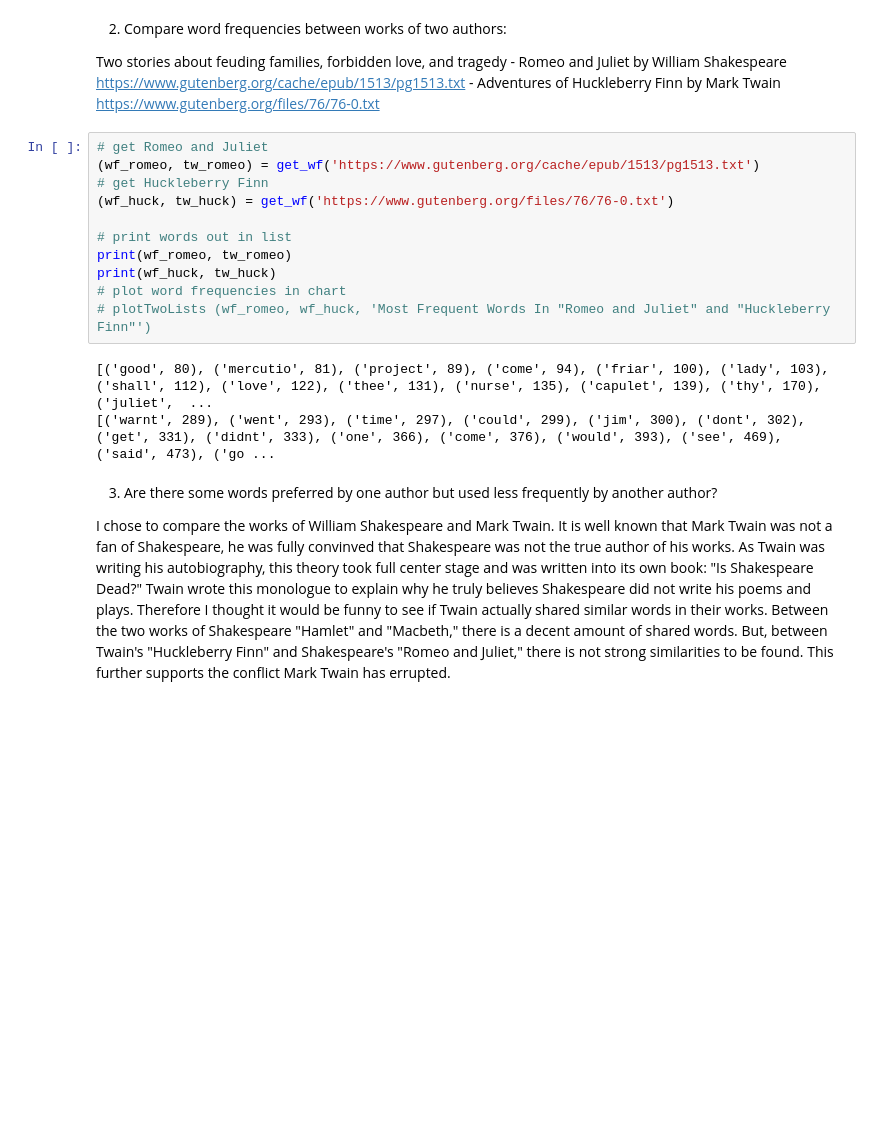
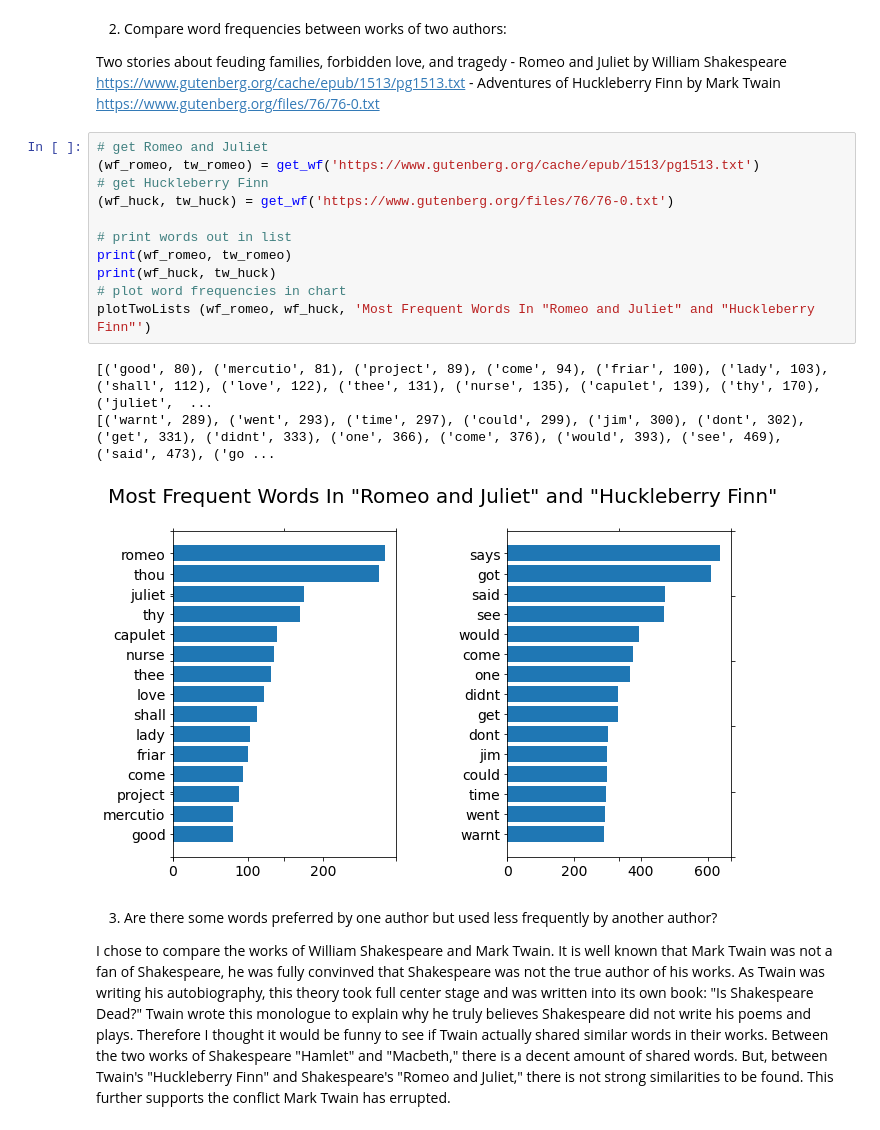
Before and after one commit to fdac22/MiniProject1, a Jupyter notebook: mdenise.ipynb, the cells around one changed output. Drawn from its saved outputs; the diff is of its cells as text; blank space fills up the shorter version.

```diff
--- a/mdenise.ipynb
+++ b/mdenise.ipynb
@@ -270,17 +287,18 @@ print(wf_mac, tw_mac)
 # %%
 # get Romeo and Juliet
 (wf_romeo, tw_romeo) = get_wf('https://www.gutenberg.org/cache/epub/1513/pg1513.txt')
 # get Huckleberry Finn
 (wf_huck, tw_huck) = get_wf('https://www.gutenberg.org/files/76/76-0.txt')
 
 # print words out in list
 print(wf_romeo, tw_romeo)
 print(wf_huck, tw_huck)
 # plot word frequencies in chart
-# plotTwoLists (wf_romeo, wf_huck, 'Most Frequent Words In "Romeo and Juliet" and "Huckleberry Finn"')
+plotTwoLists (wf_romeo, wf_huck, 'Most Frequent Words In "Romeo and Juliet" and "Huckleberry Finn"')
 # %% [output]
 [('good', 80), ('mercutio', 81), ('project', 89), ('come', 94), ('friar', 100), ('lady', 103), ('shall', 112), ('love', 122), ('thee', 131), ('nurse', 135), ('capulet', 139), ('thy', 170), ('juliet',  ...
 [('warnt', 289), ('went', 293), ('time', 297), ('could', 299), ('jim', 300), ('dont', 302), ('get', 331), ('didnt', 333), ('one', 366), ('come', 376), ('would', 393), ('see', 469), ('said', 473), ('go ...
+[figure, added]
 # %% [markdown]
    3. Are there some words preferred by one author but used less frequently by another author?
 
```
Also changed, not shown: parts of 4 cells of this notebook.
